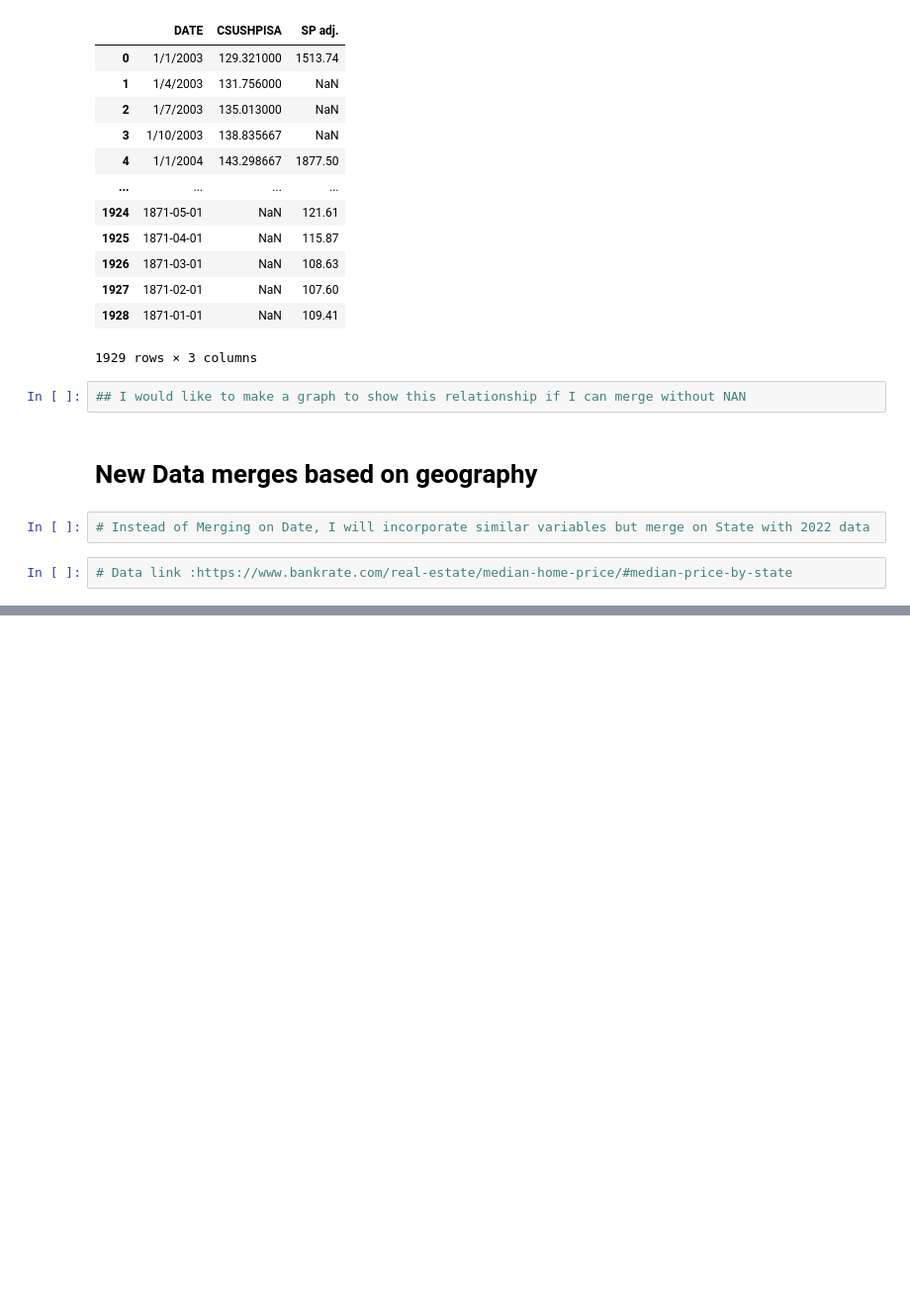
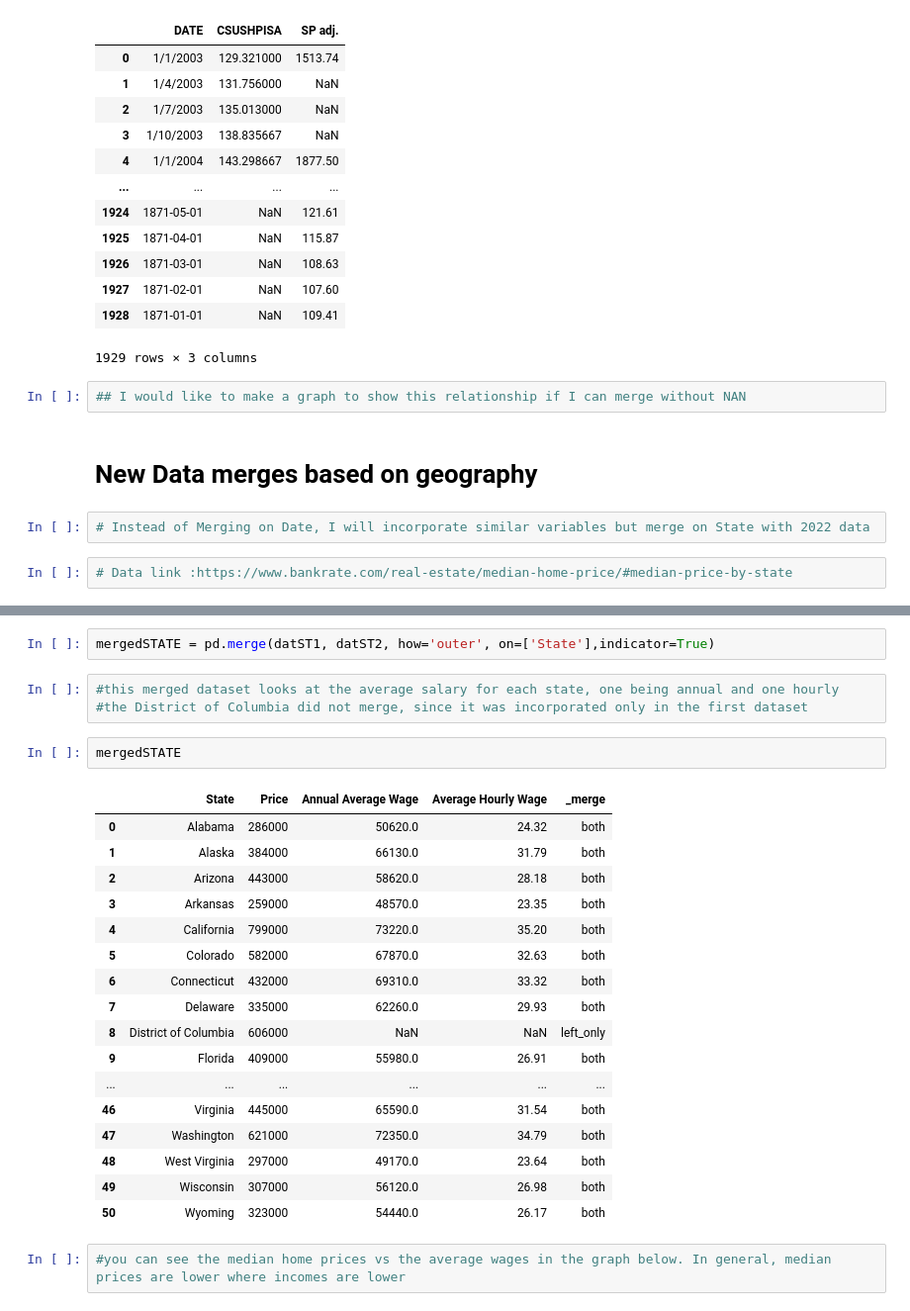
Before and after one commit to jmccahill5/datman, a Jupyter notebook: PS3.ipynb, the cells around one changed output, grey strips where cells are left out. Shown at 99% size. Cells and saved outputs as stored; diff of their text form; blank space fills up the shorter version.

```diff
--- a/PS3.ipynb
+++ b/PS3.ipynb
@@ -307,0 +345,27 @@ selected_data2
+# %%
+mergedSTATE = pd.merge(datST1, datST2, how='outer', on=['State'],indicator=True)
+# %%
+#this merged dataset looks at the average salary for each state, one being annual and one hourly
+#the District of Columbia did not merge, since it was incorporated only in the first dataset
+# %%
+mergedSTATE
+# %% [output]
+|  | State | Price | Annual Average Wage | Average Hourly Wage | _merge |
+| 0 | Alabama | 286000 | 50620.0 | 24.32 | both |
+| 1 | Alaska | 384000 | 66130.0 | 31.79 | both |
+| 2 | Arizona | 443000 | 58620.0 | 28.18 | both |
+| 3 | Arkansas | 259000 | 48570.0 | 23.35 | both |
+| 4 | California | 799000 | 73220.0 | 35.20 | both |
+| 5 | Colorado | 582000 | 67870.0 | 32.63 | both |
+| 6 | Connecticut | 432000 | 69310.0 | 33.32 | both |
+| 7 | Delaware | 335000 | 62260.0 | 29.93 | both |
+| 8 | District of Columbia | 606000 | NaN | NaN | left_only |
+| 9 | Florida | 409000 | 55980.0 | 26.91 | both |
+| ... | ... | ... | ... | ... | ... |
+| 46 | Virginia | 445000 | 65590.0 | 31.54 | both |
+| 47 | Washington | 621000 | 72350.0 | 34.79 | both |
+| 48 | West Virginia | 297000 | 49170.0 | 23.64 | both |
+| 49 | Wisconsin | 307000 | 56120.0 | 26.98 | both |
+| 50 | Wyoming | 323000 | 54440.0 | 26.17 | both |
+# %%
+#you can see the median home prices vs the average wages in the graph below. In general, median prices are lower where incomes are lower
```
Also changed, not shown: parts of 11 cells of this notebook.
